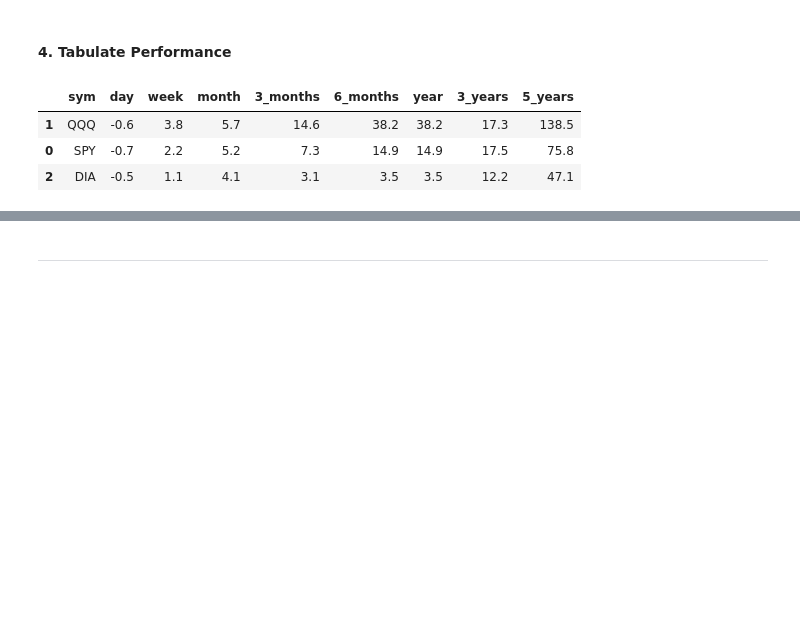
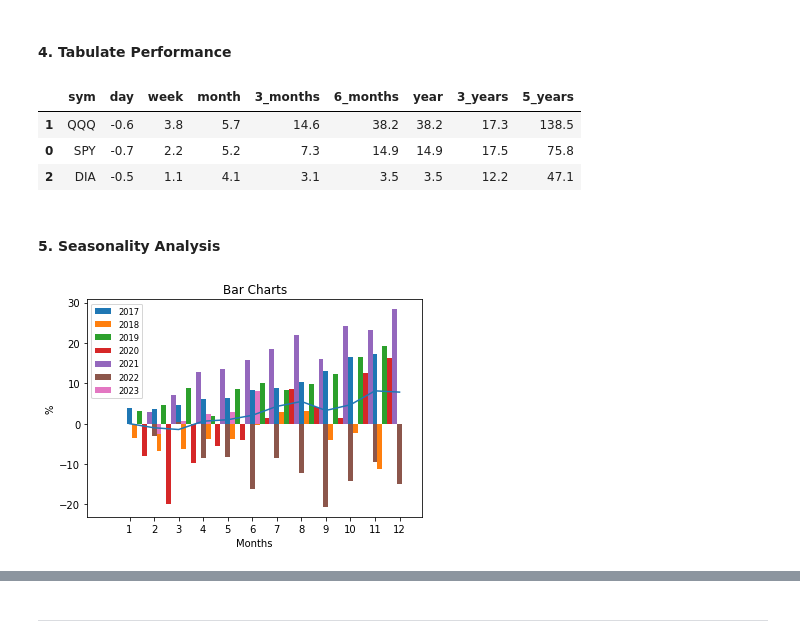
Before and after one commit to rayguna/Personal_Finance, a Jupyter notebook: 1_Stock_Performance_Analysis.ipynb, the cells around one changed output, grey strips where cells are left out. Drawn from its saved outputs; the diff is of its cells as text; code cells hidden in the pictures; blank space fills up the shorter version.

Commit message:
Update 1_Stock_Performance_Analysis.ipynb
Added a new section on seasonality analysis.

```diff
--- a/1_Stock_Performance_Analysis.ipynb
+++ b/1_Stock_Performance_Analysis.ipynb
@@ -163,3 +164,64 @@ df_all.sort_values(by="month", ascending=False) #choose from day, week, month, a
 | 1 | QQQ | -0.6 | 3.8 | 5.7 | 14.6 | 38.2 | 38.2 | 17.3 | 138.5 |
 | 0 | SPY | -0.7 | 2.2 | 5.2 | 7.3 | 14.9 | 14.9 | 17.5 | 75.8 |
 | 2 | DIA | -0.5 | 1.1 | 4.1 | 3.1 | 3.5 | 3.5 | 12.2 | 47.1 |
+# %% [markdown]
+#### 5. Seasonality Analysis<a id="5"></a>
+# %%
+import numpy as np
+
+symbol_to_analyze="SPY"
+
+df=pd.DataFrame(dict_syms[symbol_to_analyze].df.resample("M").last()["Close"])
+
+df['Date'] = pd.to_datetime(df.index)
+
+months=df['Date'].dt.month
+years=df['Date'].dt.year
+
+# Reshape the DataFrame
+df_pivot = df.pivot_table(index=years, columns=months, values='Close')
+
+# Divide each cell by the first column of its corresponding row
+df_N=100*df_pivot.div(df_pivot.iloc[:, 0], axis=0)-100
+
+#fill nan with zeros
+df_N=df_N.fillna(0)
+
+#plot as barcharts
+num_rows, num_cols = df_N.shape
+
+# Set the width of each bar
+bar_width = 0.2
+
+# Create a list of indices for positioning the bars
+bar_indices = np.arange(num_cols)
+
+# Plot each row as a dataset and each column as a bar chart
+for i, row in enumerate(df_N.iterrows()):
+    label, values = row
+    plt.bar(bar_indices + (i * bar_width), values, width=bar_width, label=label)
+
+#add average
+# Calculate the average of every column
+average_row = df_N.mean(axis=0)
+plt.plot([i for i in range(1,13)], average_row)
+
+
+# Set the labels and title
+plt.title('Bar Charts')
+
+plt.ylabel("%")
+plt.xlabel("Months")
+
+
+# Set the x-tick positions and labels
+plt.xticks(range(1, 13, 1))
+
+
+# Add a legend
+plt.legend(fontsize='small', loc='best')
+
+# Show the plot
+plt.show()
+# %% [output]
+[figure, added]
```
Also changed, not shown: parts of 2 cells of this notebook.
